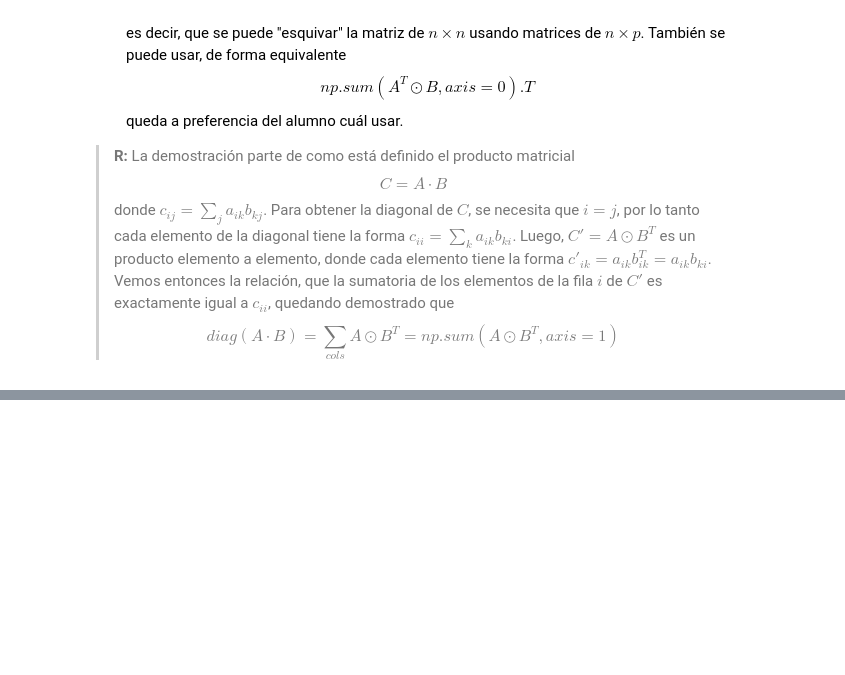
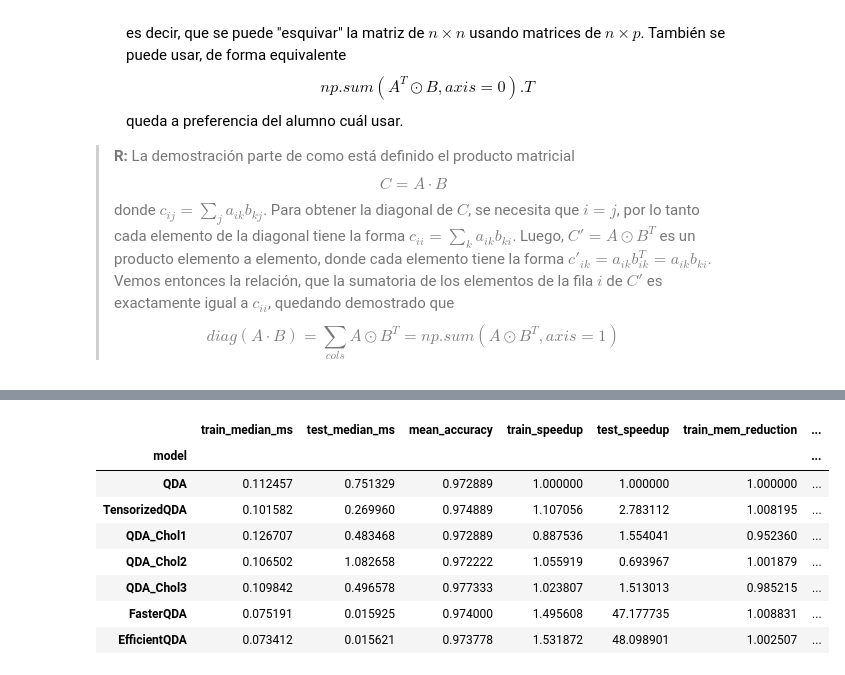
Before and after one commit to lautarovera/ceia-amia-tp, a Jupyter notebook: tp.ipynb, the cells around one changed output, grey strips where cells are left out. Saved outputs shown, nothing was run; the diff lists cells and outputs as text; code cells hidden in the pictures; blank space fills up the shorter version.

```diff
--- a/tp.ipynb
+++ b/tp.ipynb
@@ -281,0 +295,17 @@ Suma de columnas de A^T * B (equivalente): [1.67799211 1.0168358  0.59675104]
+# %%
+tensorized_summary_iris = benchmark_iris.summary(baseline='QDA')
+tensorized_summary_iris[[
+    'train_median_ms', 'test_median_ms','mean_accuracy',
+    'train_speedup', 'test_speedup',
+    'train_mem_reduction', 'test_mem_reduction'
+]]
+# %% [output]
+|  | train_median_ms | test_median_ms | mean_accuracy | train_speedup | test_speedup | train_mem_reduction | ... |
+| model |  |  |  |  |  |  | ... |
+| QDA | 0.112457 | 0.751329 | 0.972889 | 1.000000 | 1.000000 | 1.000000 | ... |
+| TensorizedQDA | 0.101582 | 0.269960 | 0.974889 | 1.107056 | 2.783112 | 1.008195 | ... |
+| QDA_Chol1 | 0.126707 | 0.483468 | 0.972889 | 0.887536 | 1.554041 | 0.952360 | ... |
+| QDA_Chol2 | 0.106502 | 1.082658 | 0.972222 | 1.055919 | 0.693967 | 1.001879 | ... |
+| QDA_Chol3 | 0.109842 | 0.496578 | 0.977333 | 1.023807 | 1.513013 | 0.985215 | ... |
+| FasterQDA | 0.075191 | 0.015925 | 0.974000 | 1.495608 | 47.177735 | 1.008831 | ... |
+| EfficientQDA | 0.073412 | 0.015621 | 0.973778 | 1.531872 | 48.098901 | 1.002507 | ... |
```
Also changed, not shown: parts of 12 cells of this notebook, 1 other file.
